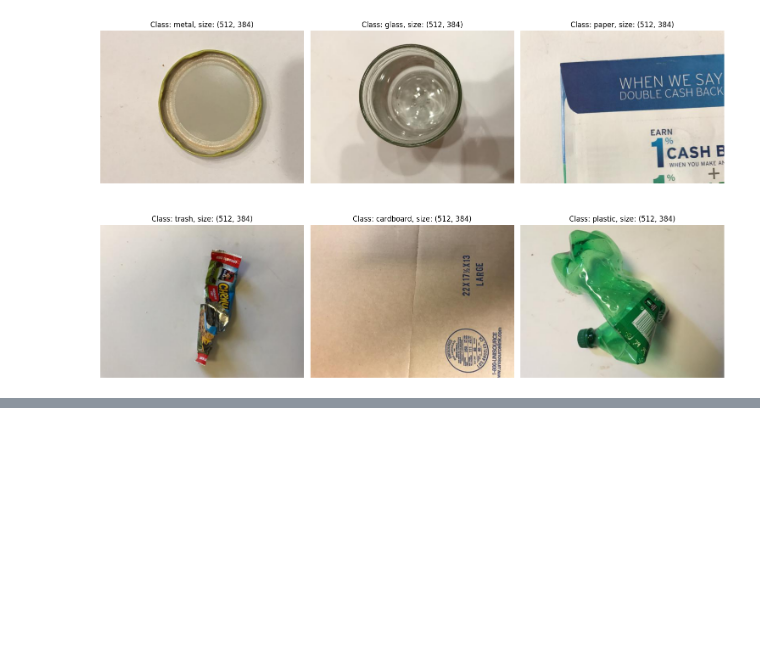
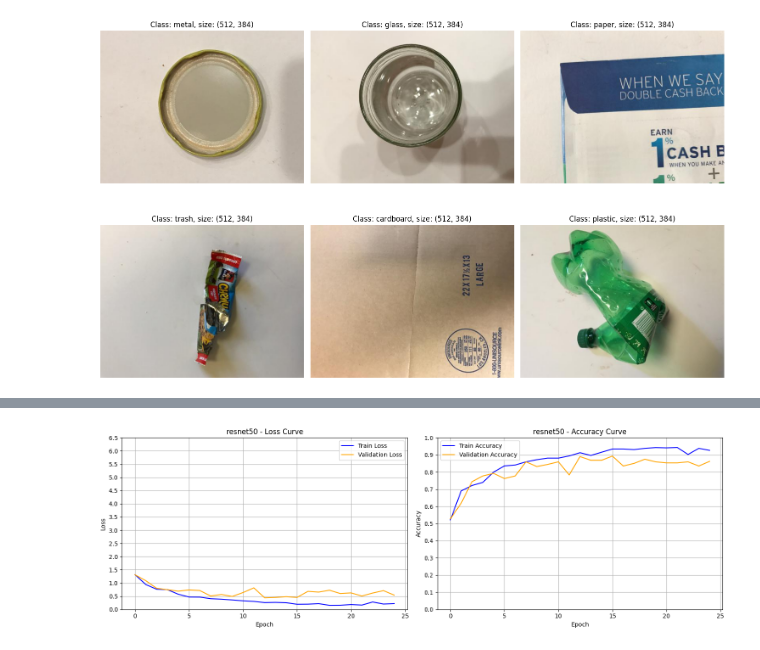
Before and after one commit to k0stro/garbage-classification, a Jupyter notebook: garbage-classification-cnn-vs-resnet50.ipynb, the cells around one changed output, grey strips where cells are left out. Cells and saved outputs as stored; diff of their text form; code cells hidden in the pictures; blank space fills up the shorter version.

```diff
--- a/garbage-classification-cnn-vs-resnet50.ipynb
+++ b/garbage-classification-cnn-vs-resnet50.ipynb
@@ -82,0 +261,2 @@ plt.show()
+# %%
+class_counts = torch.tensor(class_counts, dtype=torch.float32)
@@ -82,0 +457,26 @@ plt.show()
+# %%
+def plot_loss_acc_curves(history, model_name):
+    fig, (ax1, ax2) = plt.subplots(1, 2, figsize=(15,5))
+
+    #loss
+    ax1.plot(history['train_losses'], label='Train Loss', color='blue')
+    ax1.plot(history['val_losses'], label='Validation Loss', color='orange')
+    ax1.set_title(f'{model_name} - Loss Curve')
+    ax1.set_xlabel('Epoch')
+    ax1.set_ylabel('Loss')
+    ax1.set_yticks(np.arange(0, 7, 0.5))
+    ax1.legend()
+    ax1.grid(True)
+
+    #accuracy
+    ax2.plot(history['train_accuracies'], label='Train Accuracy', color='blue')
+    ax2.plot(history['val_accuracies'], label='Validation Accuracy', color='orange')
+    ax2.set_title(f'{model_name} - Accuracy Curve')
+    ax2.set_xlabel('Epoch')
+    ax2.set_ylabel('Accuracy')
+    ax2.set_yticks(np.arange(0, 1.1, 0.1))
+    ax2.legend()
+    ax2.grid(True)
+
+    plt.tight_layout()
+    plt.show()
@@ -82,0 +505,4 @@ plt.show()
+# %%
+plot_loss_acc_curves(resnet50_history, 'resnet50')
+# %% [output]
+[figure, added]
```
Also changed, not shown: parts of 35 cells of this notebook.
